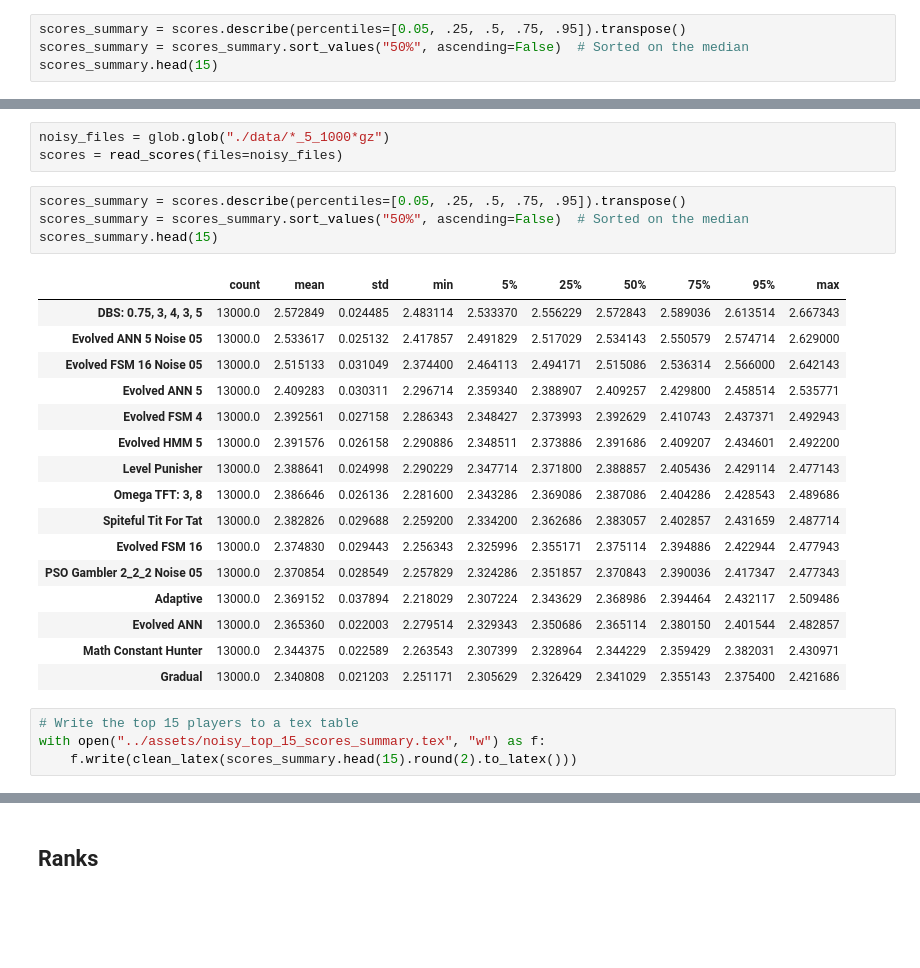
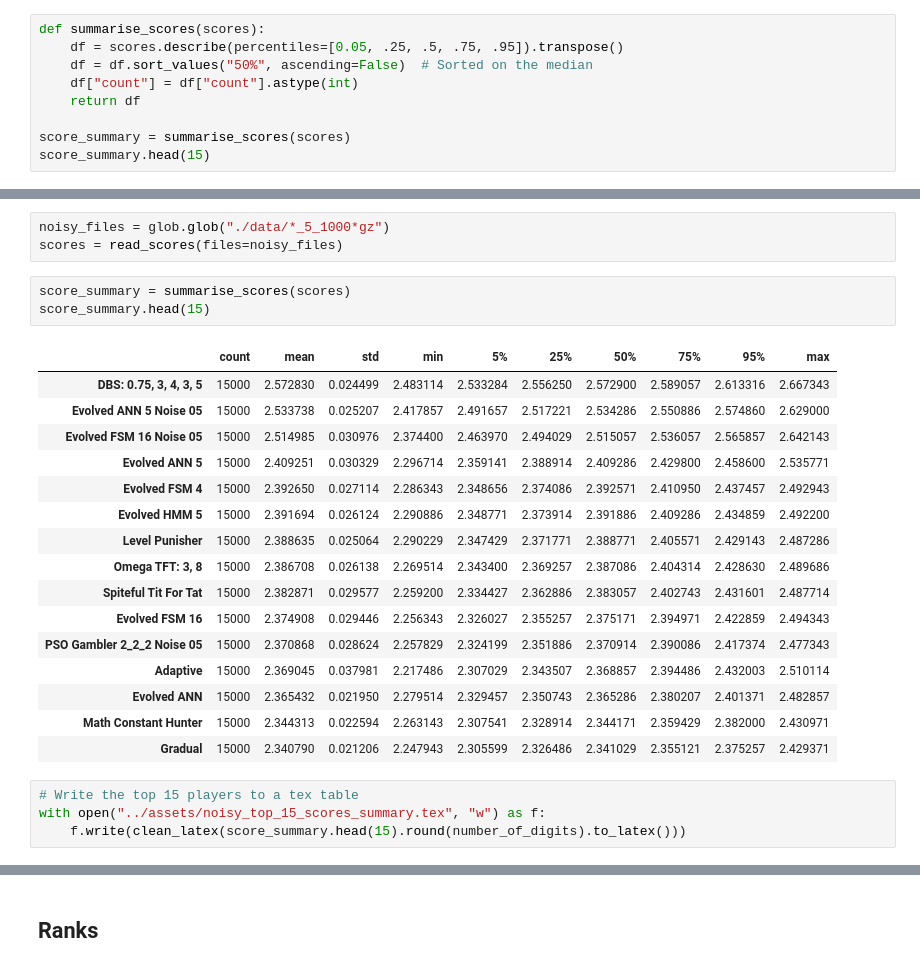
Before and after one commit to Axelrod-Python/ml-paper, a Jupyter notebook: src/main.ipynb, the cells around one changed output, grey strips where cells are left out. Saved outputs shown, nothing was run; the diff lists cells and outputs as text; blank space fills up the shorter version.

```diff
--- a/src/main.ipynb
+++ b/src/main.ipynb
@@ -40,8 +43,13 @@ def read_scores(files):
 standard_files = glob.glob("./data/*_0_1000*gz")
 scores = read_scores(files=standard_files)
 # %%
-scores_summary = scores.describe(percentiles=[0.05, .25, .5, .75, .95]).transpose()
-scores_summary = scores_summary.sort_values("50%", ascending=False)  # Sorted on the median
-scores_summary.head(15)
+def summarise_scores(scores):
+    df = scores.describe(percentiles=[0.05, .25, .5, .75, .95]).transpose()
+    df = df.sort_values("50%", ascending=False)  # Sorted on the median
+    df["count"] = df["count"].astype(int)
+    return df
+
+score_summary = summarise_scores(scores)
+score_summary.head(15)
 # %% [output]
 |  | count | mean | std | min | 5% | 25% | 50% | 75% | 95% | max |
@@ -205,28 +220,27 @@ with open("../assets/standard_top_15_wins_summary.tex", "w") as f:
 # %%
 noisy_files = glob.glob("./data/*_5_1000*gz")
 scores = read_scores(files=noisy_files)
-# %%
-scores_summary = scores.describe(percentiles=[0.05, .25, .5, .75, .95]).transpose()
-scores_summary = scores_summary.sort_values("50%", ascending=False)  # Sorted on the median
-scores_summary.head(15)
-# %% [output]
-|  | count | mean | std | min | 5% | 25% | 50% | 75% | 95% | max |
-| DBS: 0.75, 3, 4, 3, 5 | 13000.0 | 2.572849 | 0.024485 | 2.483114 | 2.533370 | 2.556229 | 2.572843 | 2.589036 | 2.613514 | 2.667343 |
-| Evolved ANN 5 Noise 05 | 13000.0 | 2.533617 | 0.025132 | 2.417857 | 2.491829 | 2.517029 | 2.534143 | 2.550579 | 2.574714 | 2.629000 |
-| Evolved FSM 16 Noise 05 | 13000.0 | 2.515133 | 0.031049 | 2.374400 | 2.464113 | 2.494171 | 2.515086 | 2.536314 | 2.566000 | 2.642143 |
-| Evolved ANN 5 | 13000.0 | 2.409283 | 0.030311 | 2.296714 | 2.359340 | 2.388907 | 2.409257 | 2.429800 | 2.458514 | 2.535771 |
-| Evolved FSM 4 | 13000.0 | 2.392561 | 0.027158 | 2.286343 | 2.348427 | 2.373993 | 2.392629 | 2.410743 | 2.437371 | 2.492943 |
-| Evolved HMM 5 | 13000.0 | 2.391576 | 0.026158 | 2.290886 | 2.348511 | 2.373886 | 2.391686 | 2.409207 | 2.434601 | 2.492200 |
-| Level Punisher | 13000.0 | 2.388641 | 0.024998 | 2.290229 | 2.347714 | 2.371800 | 2.388857 | 2.405436 | 2.429114 | 2.477143 |
-| Omega TFT: 3, 8 | 13000.0 | 2.386646 | 0.026136 | 2.281600 | 2.343286 | 2.369086 | 2.387086 | 2.404286 | 2.428543 | 2.489686 |
-| Spiteful Tit For Tat | 13000.0 | 2.382826 | 0.029688 | 2.259200 | 2.334200 | 2.362686 | 2.383057 | 2.402857 | 2.431659 | 2.487714 |
-| Evolved FSM 16 | 13000.0 | 2.374830 | 0.029443 | 2.256343 | 2.325996 | 2.355171 | 2.375114 | 2.394886 | 2.422944 | 2.477943 |
-| PSO Gambler 2_2_2 Noise 05 | 13000.0 | 2.370854 | 0.028549 | 2.257829 | 2.324286 | 2.351857 | 2.370843 | 2.390036 | 2.417347 | 2.477343 |
-| Adaptive | 13000.0 | 2.369152 | 0.037894 | 2.218029 | 2.307224 | 2.343629 | 2.368986 | 2.394464 | 2.432117 | 2.509486 |
-| Evolved ANN | 13000.0 | 2.365360 | 0.022003 | 2.279514 | 2.329343 | 2.350686 | 2.365114 | 2.380150 | 2.401544 | 2.482857 |
-| Math Constant Hunter | 13000.0 | 2.344375 | 0.022589 | 2.263543 | 2.307399 | 2.328964 | 2.344229 | 2.359429 | 2.382031 | 2.430971 |
-| Gradual | 13000.0 | 2.340808 | 0.021203 | 2.251171 | 2.305629 | 2.326429 | 2.341029 | 2.355143 | 2.375400 | 2.421686 |
+# %%
+score_summary = summarise_scores(scores)
+score_summary.head(15)
+# %% [output]
+|  | count | mean | std | min | 5% | 25% | 50% | 75% | 95% | max |
+| DBS: 0.75, 3, 4, 3, 5 | 15000 | 2.572830 | 0.024499 | 2.483114 | 2.533284 | 2.556250 | 2.572900 | 2.589057 | 2.613316 | 2.667343 |
+| Evolved ANN 5 Noise 05 | 15000 | 2.533738 | 0.025207 | 2.417857 | 2.491657 | 2.517221 | 2.534286 | 2.550886 | 2.574860 | 2.629000 |
+| Evolved FSM 16 Noise 05 | 15000 | 2.514985 | 0.030976 | 2.374400 | 2.463970 | 2.494029 | 2.515057 | 2.536057 | 2.565857 | 2.642143 |
+| Evolved ANN 5 | 15000 | 2.409251 | 0.030329 | 2.296714 | 2.359141 | 2.388914 | 2.409286 | 2.429800 | 2.458600 | 2.535771 |
+| Evolved FSM 4 | 15000 | 2.392650 | 0.027114 | 2.286343 | 2.348656 | 2.374086 | 2.392571 | 2.410950 | 2.437457 | 2.492943 |
+| Evolved HMM 5 | 15000 | 2.391694 | 0.026124 | 2.290886 | 2.348771 | 2.373914 | 2.391886 | 2.409286 | 2.434859 | 2.492200 |
+| Level Punisher | 15000 | 2.388635 | 0.025064 | 2.290229 | 2.347429 | 2.371771 | 2.388771 | 2.405571 | 2.429143 | 2.487286 |
+| Omega TFT: 3, 8 | 15000 | 2.386708 | 0.026138 | 2.269514 | 2.343400 | 2.369257 | 2.387086 | 2.404314 | 2.428630 | 2.489686 |
+| Spiteful Tit For Tat | 15000 | 2.382871 | 0.029577 | 2.259200 | 2.334427 | 2.362886 | 2.383057 | 2.402743 | 2.431601 | 2.487714 |
+| Evolved FSM 16 | 15000 | 2.374908 | 0.029446 | 2.256343 | 2.326027 | 2.355257 | 2.375171 | 2.394971 | 2.422859 | 2.494343 |
+| PSO Gambler 2_2_2 Noise 05 | 15000 | 2.370868 | 0.028624 | 2.257829 | 2.324199 | 2.351886 | 2.370914 | 2.390086 | 2.417374 | 2.477343 |
+| Adaptive | 15000 | 2.369045 | 0.037981 | 2.217486 | 2.307029 | 2.343507 | 2.368857 | 2.394486 | 2.432003 | 2.510114 |
+| Evolved ANN | 15000 | 2.365432 | 0.021950 | 2.279514 | 2.329457 | 2.350743 | 2.365286 | 2.380207 | 2.401371 | 2.482857 |
+| Math Constant Hunter | 15000 | 2.344313 | 0.022594 | 2.263143 | 2.307541 | 2.328914 | 2.344171 | 2.359429 | 2.382000 | 2.430971 |
+| Gradual | 15000 | 2.340790 | 0.021206 | 2.247943 | 2.305599 | 2.326486 | 2.341029 | 2.355121 | 2.375257 | 2.429371 |
 # %%
 # Write the top 15 players to a tex table
 with open("../assets/noisy_top_15_scores_summary.tex", "w") as f:
-    f.write(clean_latex(scores_summary.head(15).round(2).to_latex()))
+    f.write(clean_latex(score_summary.head(15).round(number_of_digits).to_latex()))
```
Also changed, not shown: parts of 23 cells of this notebook, 10 other files.
